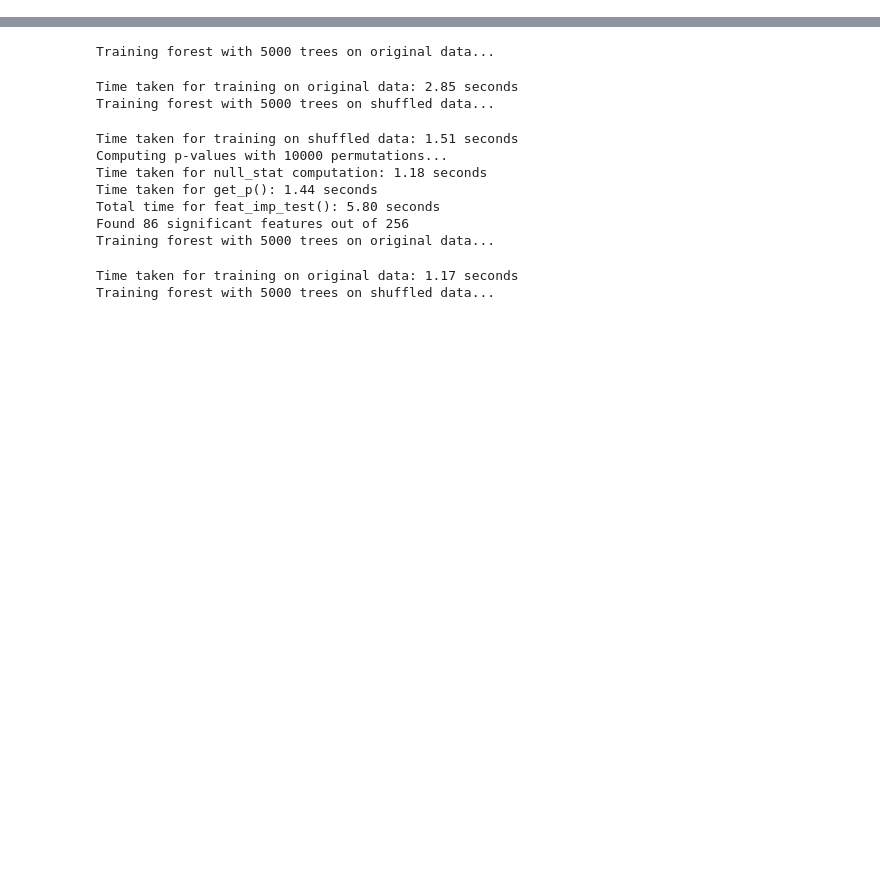
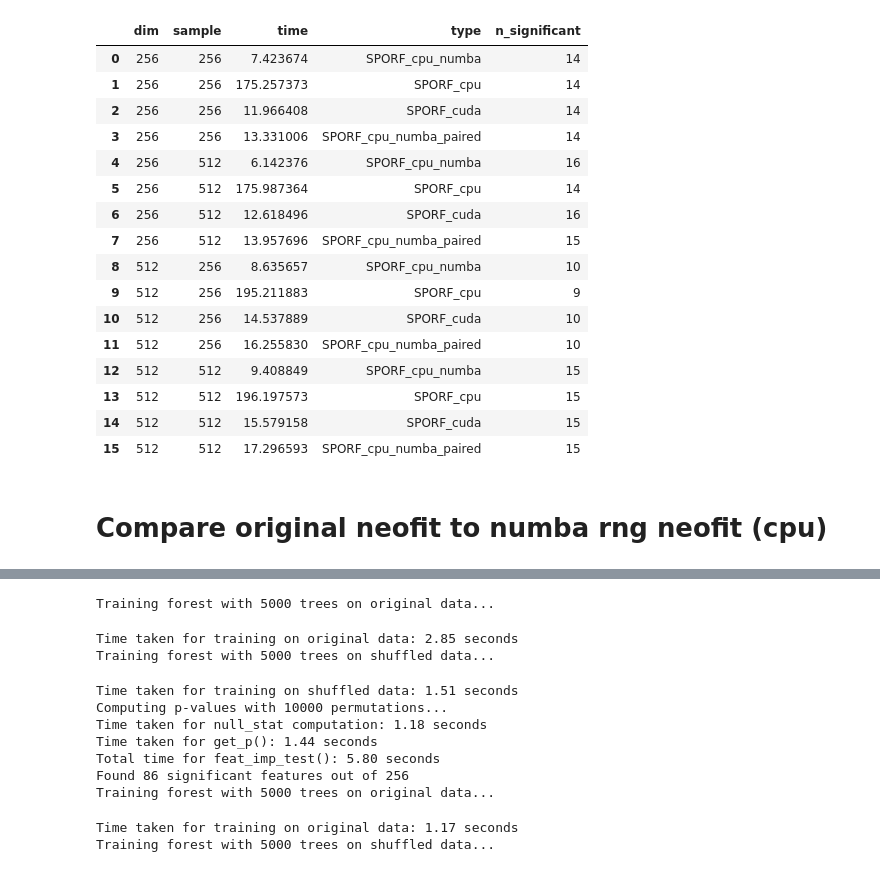
Before and after one commit to ClarkXu0625/treeple, a Jupyter notebook: treeple/stats/test_neofit.ipynb, the cells around one changed output, grey strips where cells are left out. Drawn from its saved outputs; the diff is of its cells as text; code cells hidden in the pictures; blank space fills up the shorter version.

```diff
--- a/treeple/stats/test_neofit.ipynb
+++ b/treeple/stats/test_neofit.ipynb
@@ -3,0 +137,32 @@ import numpy as np
+# %%
+dim_range=np.array([256, 512])
+sample_range=dim_range
+
+result = time_neofit(dim_range,
+        sample_range,
+        clf_type="SPORF",
+        n_permutations=100000,
+        n_estimators=5000,
+        devices=['cpu_numba','cpu','cuda','cpu_numba_paired'],
+        save_result=False,
+        result_path="results/neofit_sporf_all_device_compare_10e5_perm.csv")
+# %%
+result
+# %% [output]
+|  | dim | sample | time | type | n_significant |
+| 0 | 256 | 256 | 7.423674 | SPORF_cpu_numba | 14 |
+| 1 | 256 | 256 | 175.257373 | SPORF_cpu | 14 |
+| 2 | 256 | 256 | 11.966408 | SPORF_cuda | 14 |
+| 3 | 256 | 256 | 13.331006 | SPORF_cpu_numba_paired | 14 |
+| 4 | 256 | 512 | 6.142376 | SPORF_cpu_numba | 16 |
+| 5 | 256 | 512 | 175.987364 | SPORF_cpu | 14 |
+| 6 | 256 | 512 | 12.618496 | SPORF_cuda | 16 |
+| 7 | 256 | 512 | 13.957696 | SPORF_cpu_numba_paired | 15 |
+| 8 | 512 | 256 | 8.635657 | SPORF_cpu_numba | 10 |
+| 9 | 512 | 256 | 195.211883 | SPORF_cpu | 9 |
+| 10 | 512 | 256 | 14.537889 | SPORF_cuda | 10 |
+| 11 | 512 | 256 | 16.255830 | SPORF_cpu_numba_paired | 10 |
+| 12 | 512 | 512 | 9.408849 | SPORF_cpu_numba | 15 |
+| 13 | 512 | 512 | 196.197573 | SPORF_cpu | 15 |
+| 14 | 512 | 512 | 15.579158 | SPORF_cuda | 15 |
+| 15 | 512 | 512 | 17.296593 | SPORF_cpu_numba_paired | 15 |
@@ -4 +181,3 @@ import numpy as np
+# %% [markdown]
+# Compare original neofit to numba rng neofit (cpu)
 # %%
```
Also changed, not shown: parts of 17 cells of this notebook.
